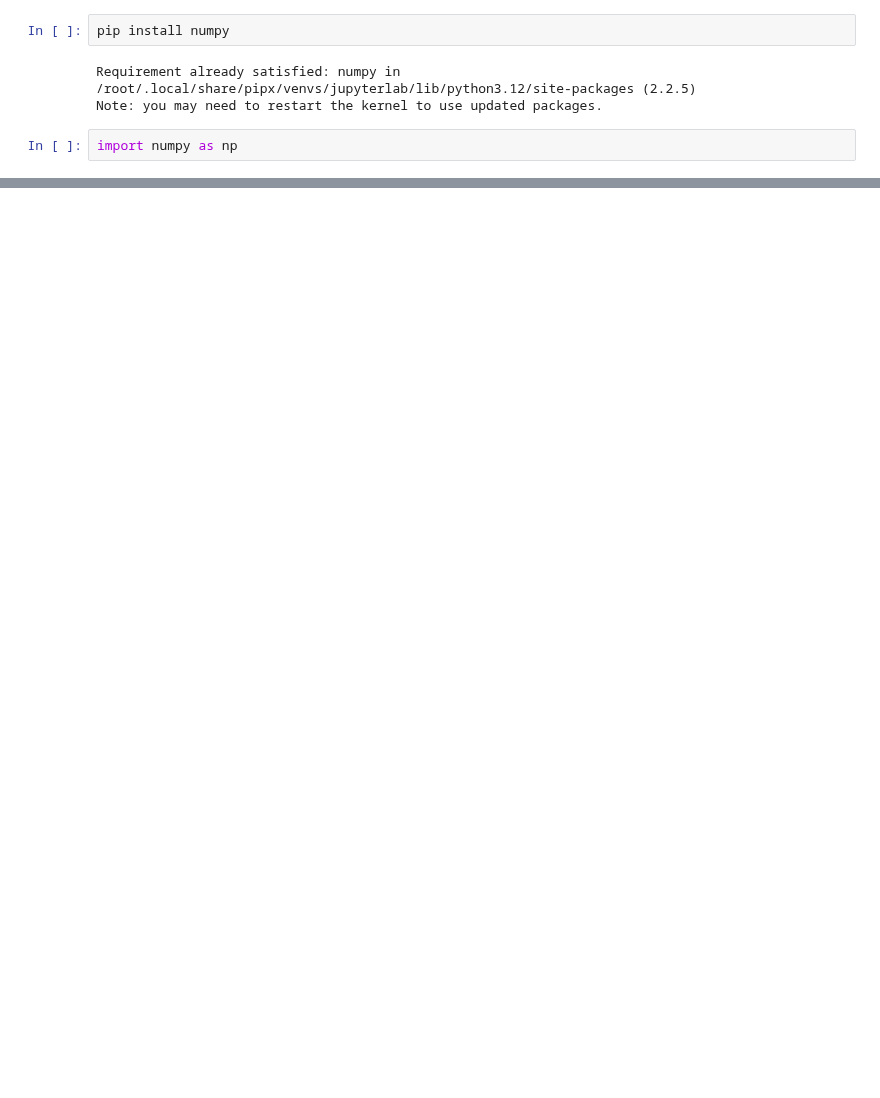
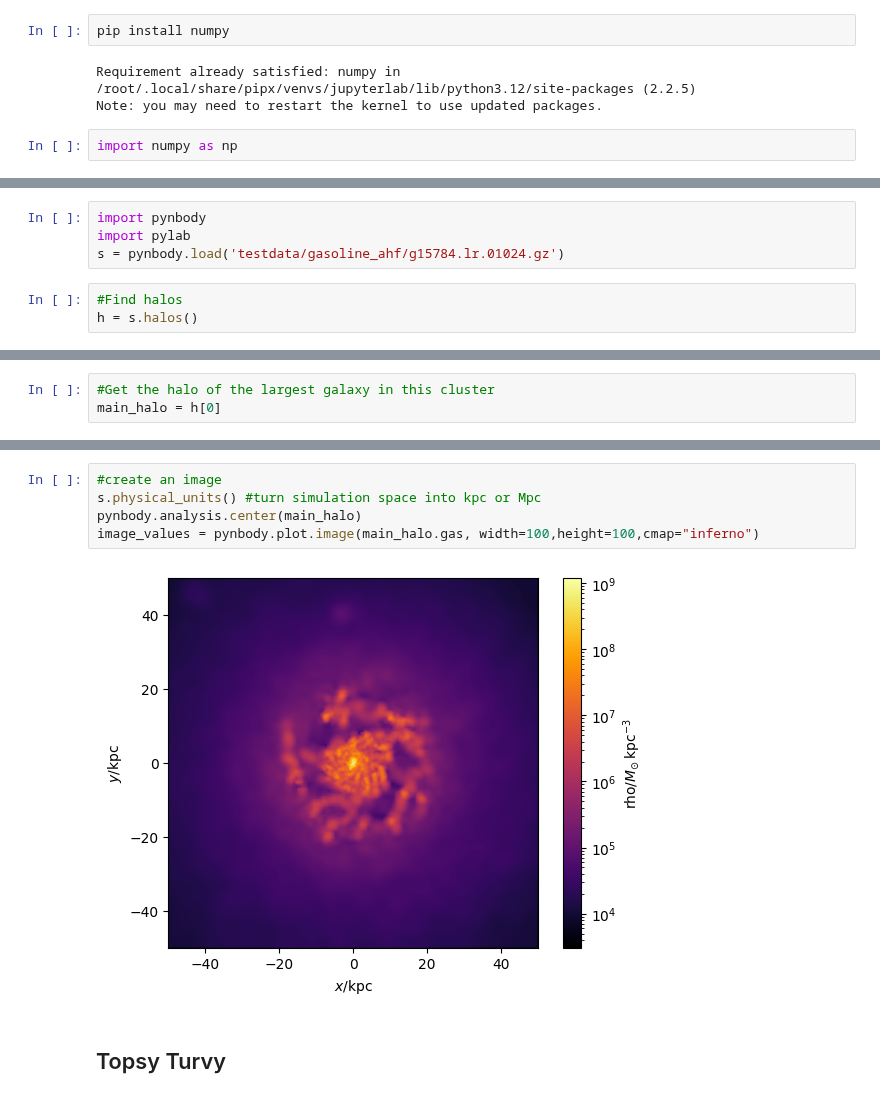
Before and after one commit to MatthewPrem/PHYS265-spring25, a Jupyter notebook: Project/Final project.ipynb, the cells around one changed output, grey strips where cells are left out. Cells and saved outputs as stored; diff of their text form; blank space fills up the shorter version.

```diff
--- a/Project/Final project.ipynb
+++ b/Project/Final project.ipynb
@@ -59,0 +79,7 @@ import numpy as np
+# %%
+import pynbody
+import pylab
+s = pynbody.load('testdata/gasoline_ahf/g15784.lr.01024.gz')
+# %%
+#Find halos
+h = s.halos()
@@ -59,0 +88,3 @@ import numpy as np
+# %%
+#Get the halo of the largest galaxy in this cluster
+main_halo = h[0]
@@ -59,0 +103,9 @@ import numpy as np
+# %%
+#create an image
+s.physical_units() #turn simulation space into kpc or Mpc
+pynbody.analysis.center(main_halo)
+image_values = pynbody.plot.image(main_halo.gas, width=100,height=100,cmap="inferno")
+# %% [output]
+[figure, added]
+# %% [markdown]
+## Topsy Turvy
```
Also changed, not shown: parts of 9 cells of this notebook.
